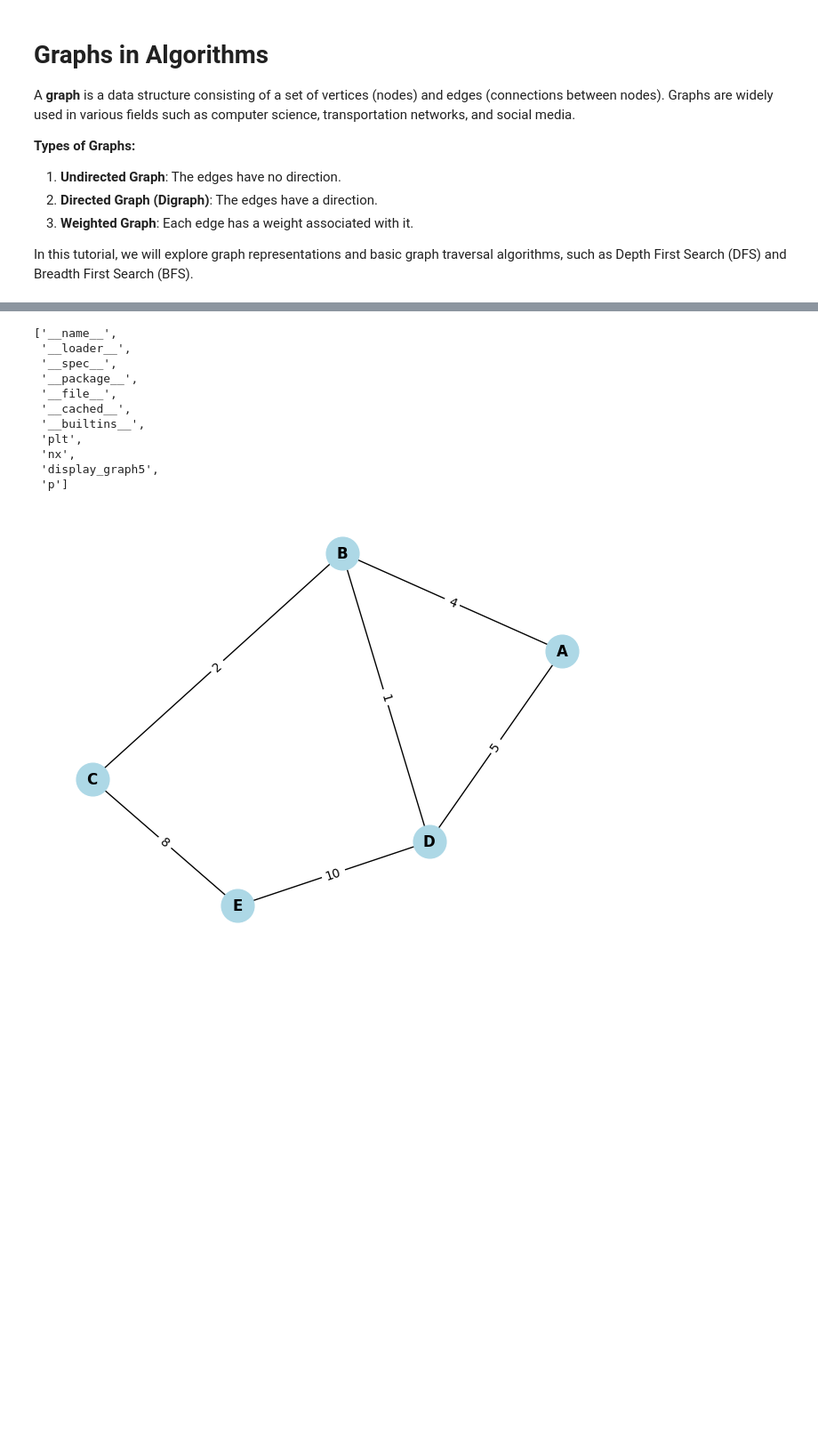
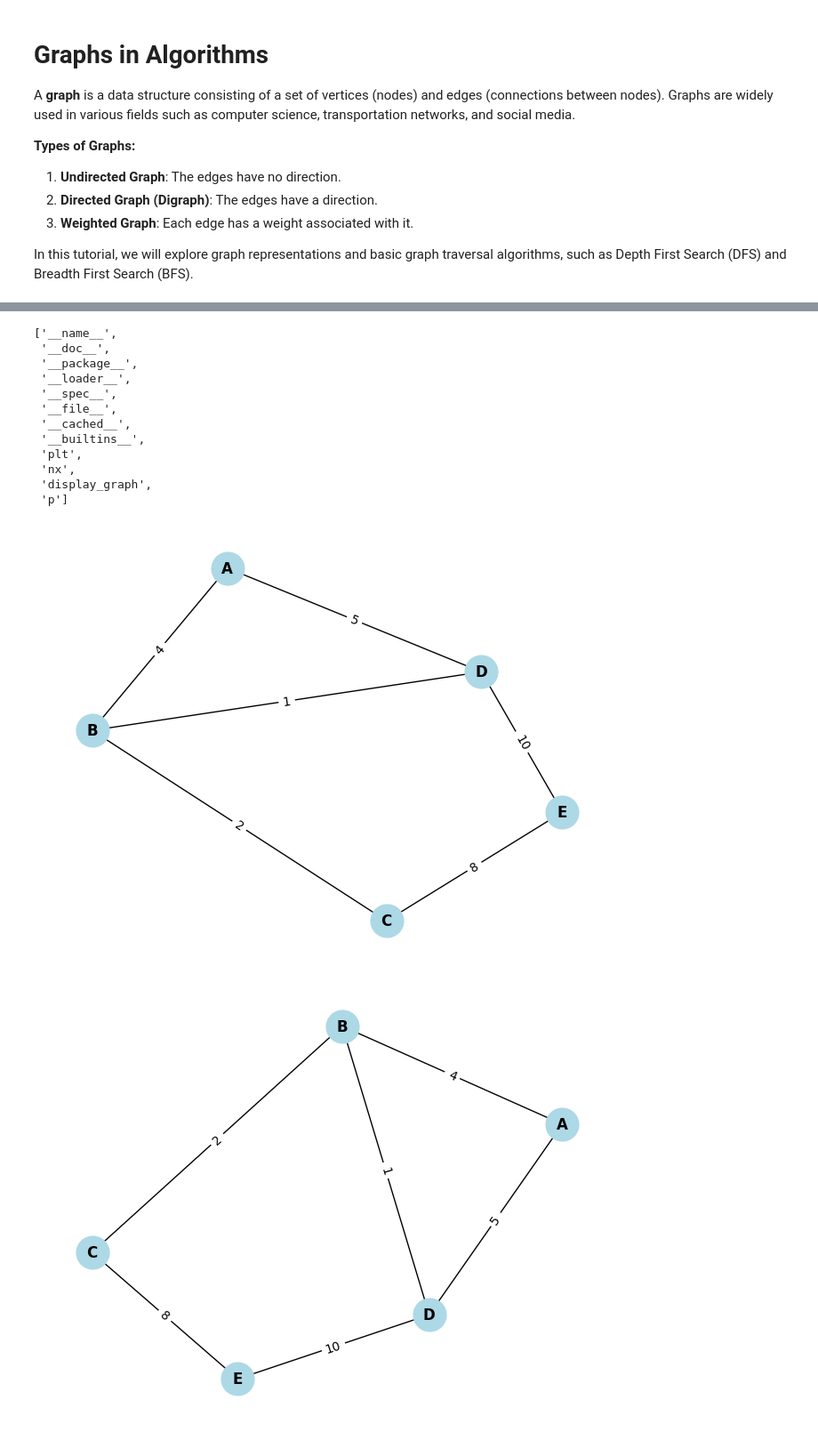
Before and after one commit to suhelhammoud/ncd-tec-book, a Jupyter notebook: book/1-information-technology/101-graphs.ipynb, the cells around one changed output, grey strips where cells are left out. Shown: that part at 89% size. Cells and saved outputs as stored; diff of their text form; code cells hidden in the pictures; blank space fills up the shorter version.

```diff
--- a/book/1-information-technology/101-graphs.ipynb
+++ b/book/1-information-technology/101-graphs.ipynb
@@ -127,19 +105,25 @@ def display_graph_plot(graph):
 # %%
-
-import ncdtecbook.it.graph as ncd
-ncd.__dir__()
+import ncdtecbook.it.graph as g
+g.__dir__()
 # %% [output]
 ['__name__',
+ '__doc__',
+ '__package__',
  '__loader__',
  '__spec__',
- '__package__',
  '__file__',
  '__cached__',
  '__builtins__',
  'plt',
  'nx',
- 'display_graph5',
+ 'display_graph',
  'p']
+# %%
+from ncdtecbook.it.graph import display_graph
+
+display_graph(gm)
+# %% [output]
+[figure, added]
 # %%
 display_graph_plot(gm)
 # %% [output]
```
Also changed, not shown: parts of 2 cells of this notebook, 2 other files.
